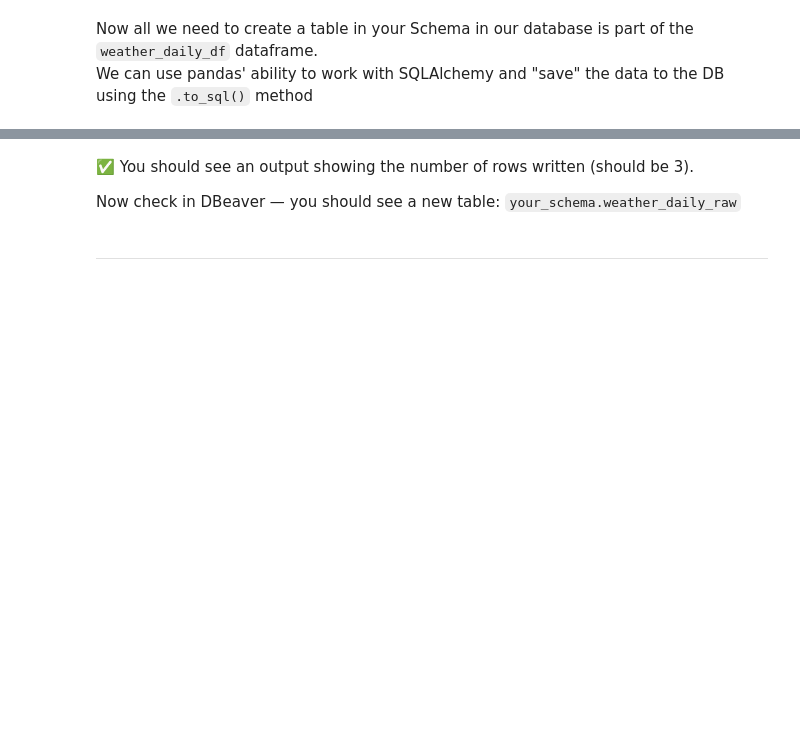
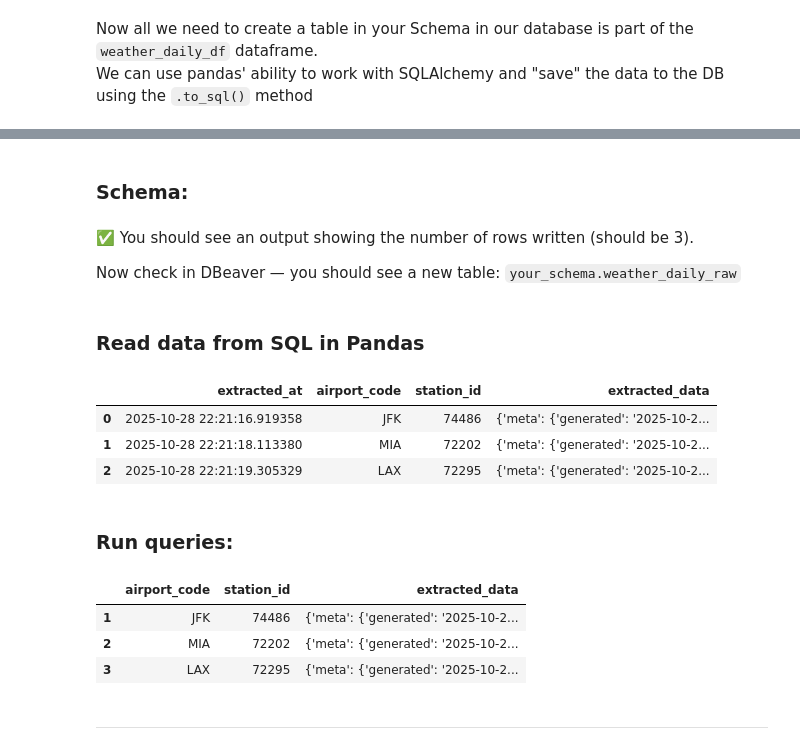
Before and after one commit to amandawang90-spec/neuefische-data-analysis-180825-analytics_engineering_module_and_projects, a Jupyter notebook: 04_extract_load/04_meteostat_daily_fromAPI_toDB_lecture.ipynb, the cells around one changed output, grey strips where cells are left out. Saved outputs shown, nothing was run; the diff lists cells and outputs as text; code cells hidden in the pictures; blank space fills up the shorter version.

```diff
--- a/04_extract_load/04_meteostat_daily_fromAPI_toDB_lecture.ipynb
+++ b/04_extract_load/04_meteostat_daily_fromAPI_toDB_lecture.ipynb
@@ -222,0 +309,2 @@ weather_daily_df.to_sql(name = 'weather_daily_raw',
+# %%
+url = f'postgresql://{pg_user}:{pg_pass}@{pg_host}:{pg_port}/{pg_db}'
@@ -222,0 +313,4 @@ weather_daily_df.to_sql(name = 'weather_daily_raw',
+# %%
+engine = create_engine(url, echo=False)
+# %% [markdown]
+### Schema:
@@ -225,3 +324,15 @@ weather_daily_df.to_sql(name = 'weather_daily_raw',
 
 Now check in DBeaver — you should see a new table:
 `your_schema.weather_daily_raw`
+# %% [markdown]
+### Read data from SQL in Pandas
+# %%
+weather_daily_raw= pd.read_sql('SELECT * FROM weather_daily_raw;', con=engine)
+weather_daily_raw.head()
+# %% [output]
+|  | extracted_at | airport_code | station_id | extracted_data |
+| 0 | 2025-10-28 22:21:16.919358 | JFK | 74486 | {'meta': {'generated': '2025-10-2... |
+| 1 | 2025-10-28 22:21:18.113380 | MIA | 72202 | {'meta': {'generated': '2025-10-2... |
+| 2 | 2025-10-28 22:21:19.305329 | LAX | 72295 | {'meta': {'generated': '2025-10-2... |
+# %% [markdown]
+### Run queries:
@@ -228,3 +348,12 @@ Now check in DBeaver — you should see a new table:
+# %%
+weather_daily_raw_filtered = pd.read_sql(query_weather_daily_raw, con=engine)
+weather_daily_raw_filtered.index += 1
+weather_daily_raw_filtered
+# %% [output]
+|  | airport_code | station_id | extracted_data |
+| 1 | JFK | 74486 | {'meta': {'generated': '2025-10-2... |
+| 2 | MIA | 72202 | {'meta': {'generated': '2025-10-2... |
+| 3 | LAX | 72295 | {'meta': {'generated': '2025-10-2... |
 # %% [markdown]
 -----------
 # %% [markdown]
```
Also changed, not shown: parts of 38 cells of this notebook, 3 other files.
